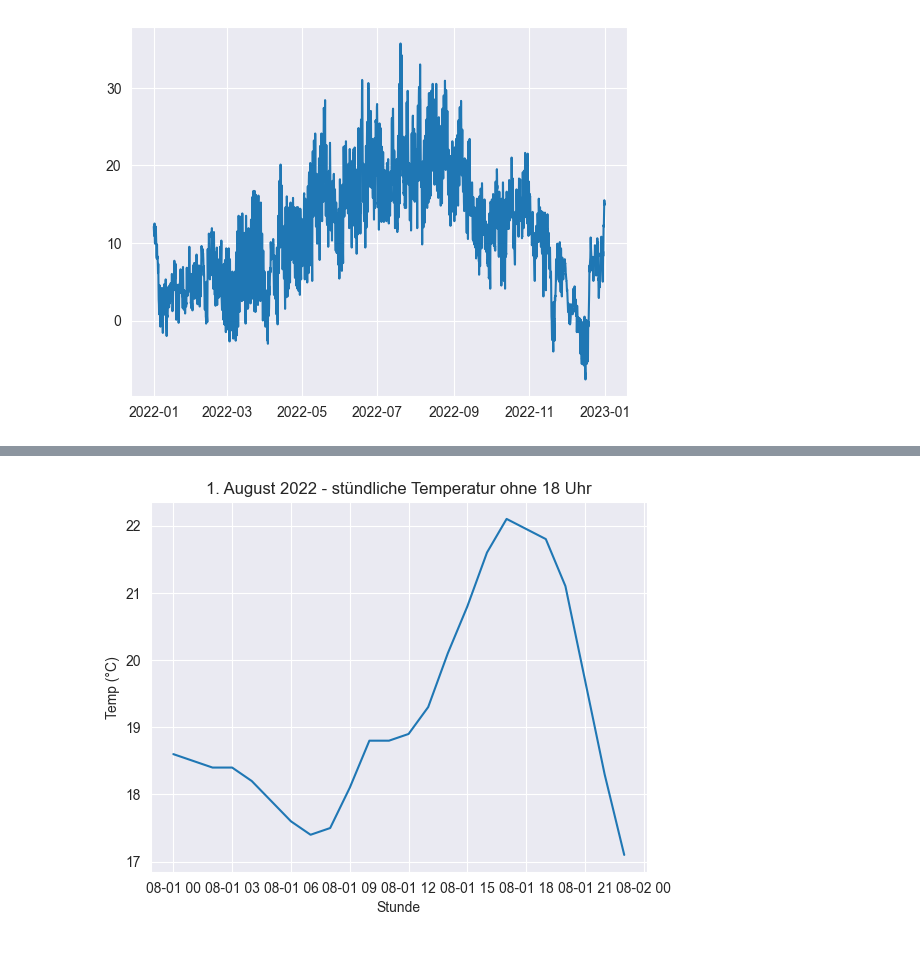
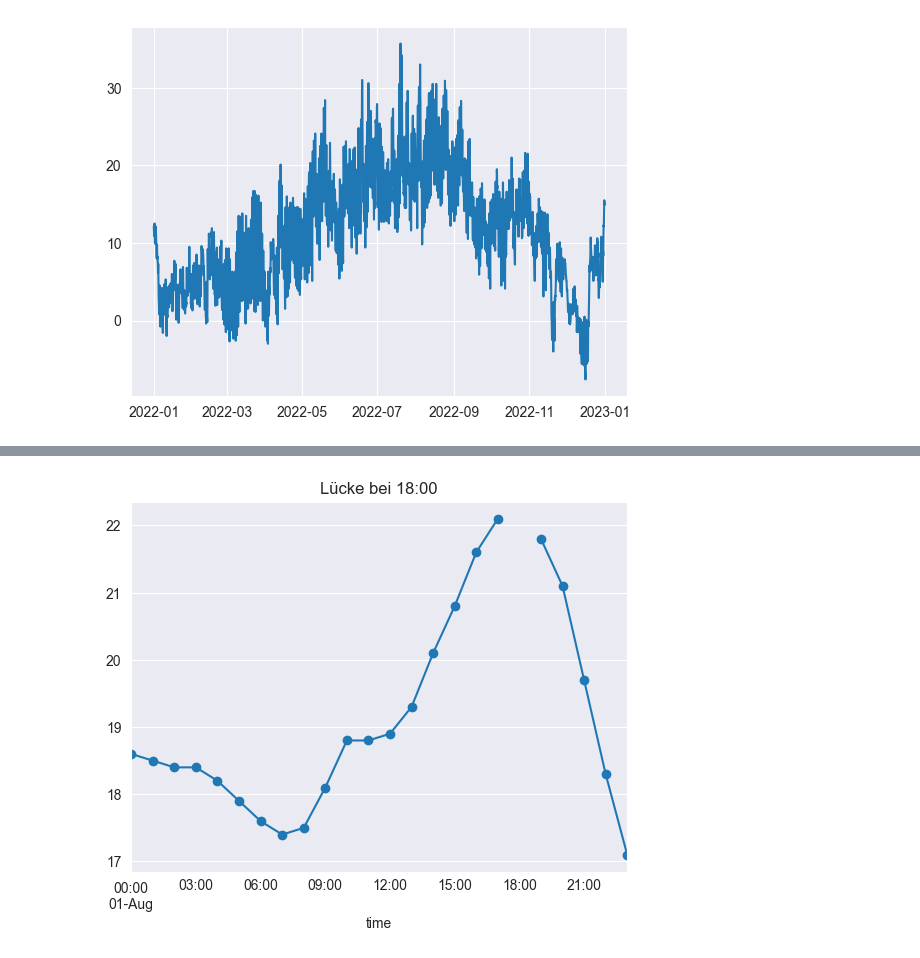
Before and after one commit to Malte-W-Schule/Datenanalyse_Sem_03, a Jupyter notebook: Blatt 6/Blatt_06.ipynb, the cells around one changed output, grey strips where cells are left out. Cells and saved outputs as stored; diff of their text form; code cells hidden in the pictures.

```diff
--- a/Blatt 6/Blatt_06.ipynb
+++ b/Blatt 6/Blatt_06.ipynb
@@ -16,21 +16,18 @@ zeichnen Sie ein Liniendiagramm
 für die Temperaturwerte in 2m
 über dem Boden  (1)
 # %%
-import datetime
-from math import trunc
-
+import numpy as np
 import pandas as pd
-import seaborn as sns
 import matplotlib.pyplot as plt
 
 df = pd.read_csv("herford_weather.csv")
 
-df["time"] = pd.to_datetime(df["time"])         #time zu datatype datetime ändern
+df['time'] = pd.to_datetime(df['time'])         #time zu datatype datetime ändern
 
-df = df.set_index("time")                       #index zu time ändern
+df.set_index('time',inplace=True)          #index zu time ändern
 
-df["temperature_2m (°C)"].plot()                #plotten
-plt.xlabel("time")
-plt.ylabel("Temperature (°C)")
+df['temperature_2m (°C)'].plot(figsize=(10, 5)) #plotten
+#plt.xlabel("time")
+#plt.ylabel("Temperature (°C)")
 plt.show()
 # %% [output]
@@ -79,15 +83,10 @@ plt.show()
 # %%
-# 2 --- A ---
-aug_1_2022 = datetime.datetime(2022,8,1)                            # date zum vergleichen erstellen
+# 2 --- A --- 1 aug 2022 darstellen
+df_august = df.loc['2022-08-01'].copy()
+df_august = df_august.resample("h").mean() # Tagesmittel
 
-constrained_hourly = df_2022.loc[aug_1_2022.strftime("%Y-%m-%d")]   # 2) Stundenwerte vom Original nehmen
+df_august["temperature_2m (°C)"].plot()
 
-plt.plot(constrained_hourly["temperature_2m (°C)"])
-
-#plt.xticks(ticks=range(24), labels=range(24))
-plt.xlabel("Stunde")
-
-plt.ylabel("Temp (°C)")
 plt.title("1. August 2022 - stündliche Temperatur")
 plt.show()
 # %% [output]
@@ -95,17 +94,7 @@ plt.show()
 # %%
-# 1) 1. August 2022 stündlich auswählen
-aug_1_2022 = "2022-08-01"
-constrained_hourly = df_2022.loc[aug_1_2022]
-
-# 2) 18 Uhr entfernen
-constrained_hourly_without18 = constrained_hourly[constrained_hourly.index.hour != 18]
-
-plt.plot(constrained_hourly_without18["temperature_2m (°C)"])
-
-plt.xlabel("Stunde")
-plt.ylabel("Temp (°C)")
-plt.title("1. August 2022 - stündliche Temperatur ohne 18 Uhr")
-plt.grid(True)
+# --- B --- 18 uhr removen
+df_august.loc["2022-08-01 18:00:00",'temperature_2m (°C)']= np.nan
+df_august['temperature_2m (°C)'].plot(marker='o', title="Lücke bei 18:00")
 plt.show()
 # %% [output]
-[figure, old version]
+[figure, new version]
```
Also changed, not shown: parts of 7 cells of this notebook, 1 other file.
